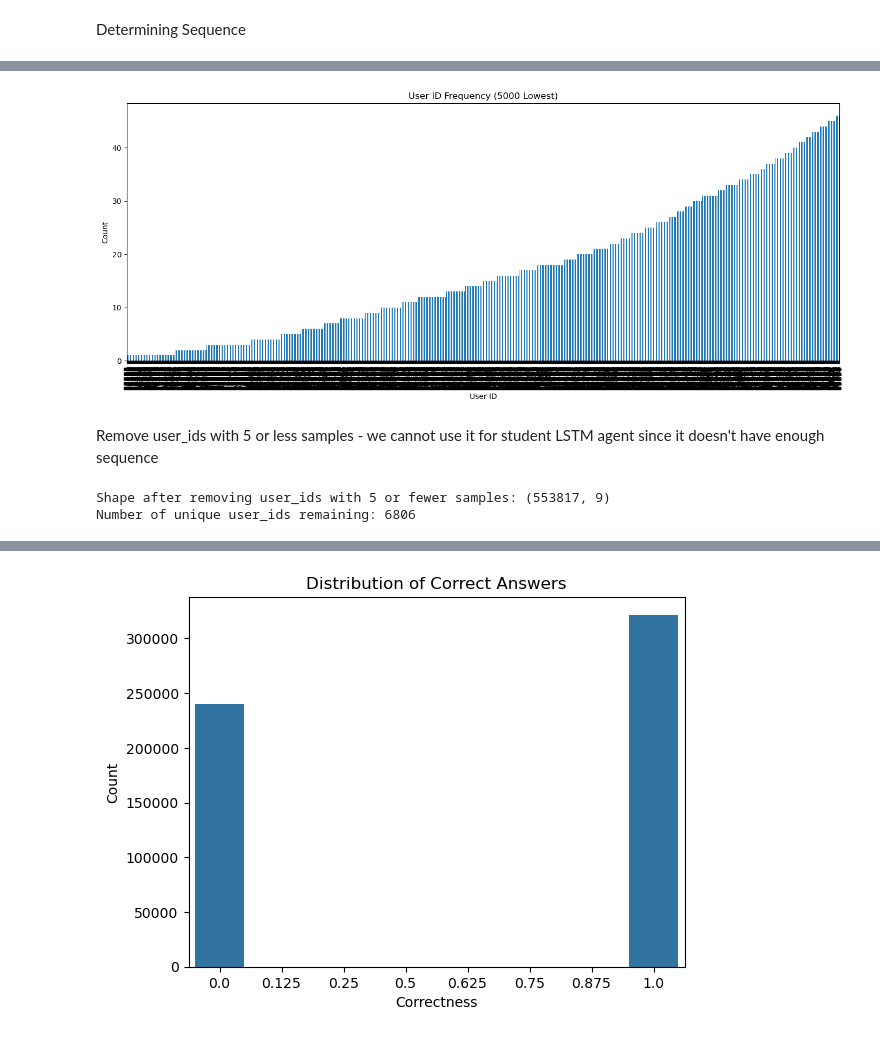
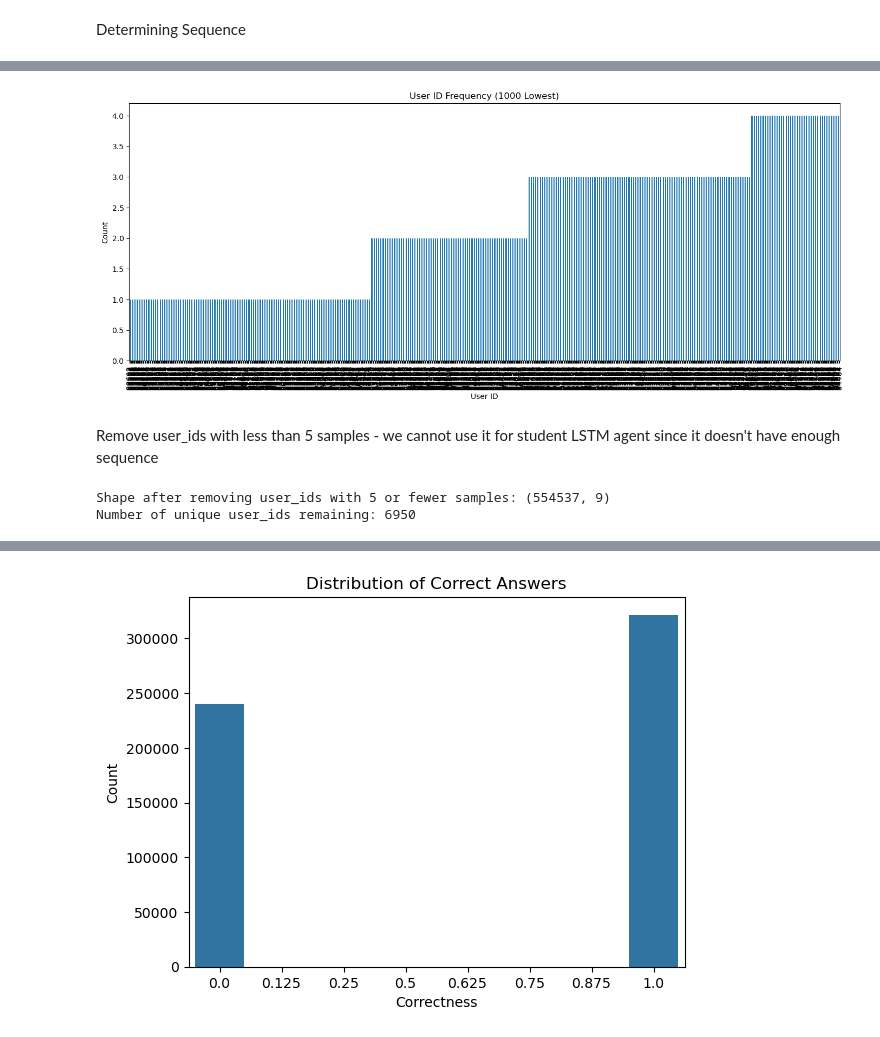
Before and after one commit to somtee99/personalized_learning_rl, a Jupyter notebook: data_cleaning.ipynb, the cells around one changed output, grey strips where cells are left out. Drawn from its saved outputs; the diff is of its cells as text; code cells hidden in the pictures.

```diff
--- a/data_cleaning.ipynb
+++ b/data_cleaning.ipynb
@@ -450,24 +479,24 @@ Name: count, Length: 8025, dtype: int64
 # %%
 # Plot the lowest frequency (counts) of user_ids
 user_counts = cleaned_df['user_id'].value_counts(ascending=True)
 plt.figure(figsize=(14, 6))
-user_counts.head(5000).plot(kind='bar')
-plt.title('User ID Frequency (5000 Lowest)')
+user_counts.head(1000).plot(kind='bar')
+plt.title('User ID Frequency (1000 Lowest)')
 plt.xlabel('User ID')
 plt.ylabel('Count')
 plt.tight_layout()
 plt.show()
 # %% [output]
-[figure, old version]
+[figure, new version]
 # %% [markdown]
-Remove user_ids with 5 or less samples - we cannot use it for student LSTM agent since it doesn't have enough sequence
+Remove user_ids with less than 5 samples - we cannot use it for student LSTM agent since it doesn't have enough sequence
 # %%
-# Remove user_ids with 3 or fewer samples
+# Remove user_ids with fewer samples
 user_counts = cleaned_df['user_id'].value_counts()
-valid_users = user_counts[user_counts > 5].index
+valid_users = user_counts[user_counts >= 5].index
 cleaned_df = cleaned_df[cleaned_df['user_id'].isin(valid_users)].reset_index(drop=True)
 print(f"Shape after removing user_ids with 5 or fewer samples: {cleaned_df.shape}")
 print(f"Number of unique user_ids remaining: {cleaned_df['user_id'].nunique()}")
 # %% [output]
-Shape after removing user_ids with 5 or fewer samples: (553817, 9)
-Number of unique user_ids remaining: 6806
+Shape after removing user_ids with 5 or fewer samples: (554537, 9)
+Number of unique user_ids remaining: 6950
```
Also changed, not shown: parts of 3 cells of this notebook, 1 other file.
